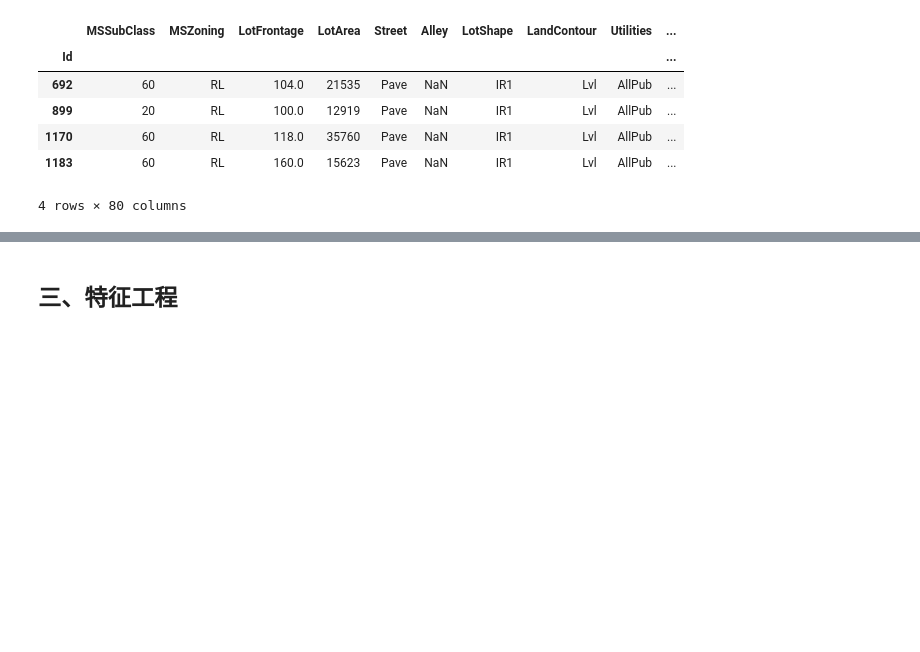
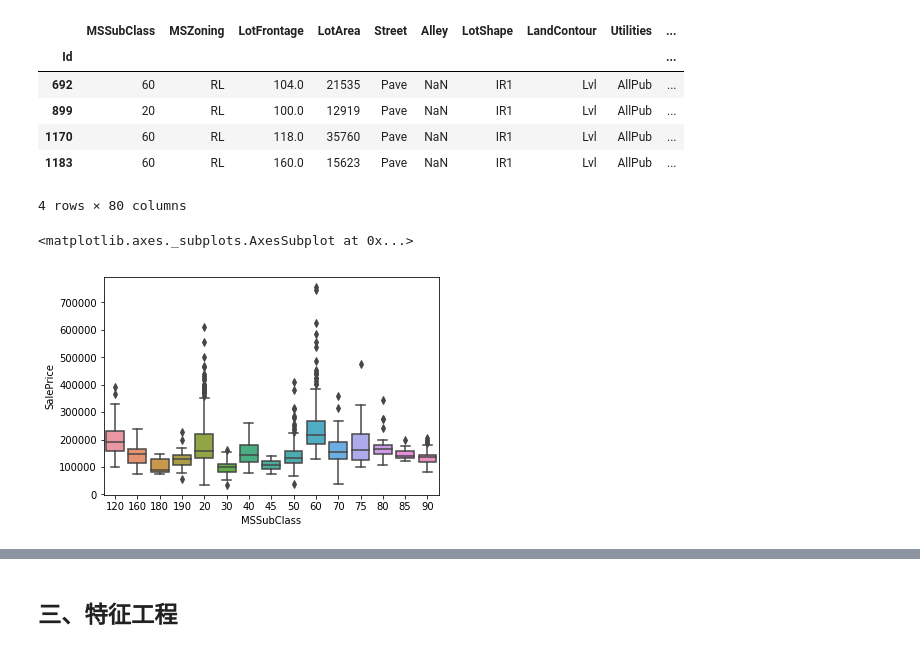
Before and after one commit to Watermelon233/MyKaggle, a Jupyter notebook: predictprice/Kaggle房价预测0到1-改进预测部分.ipynb, the cells around one changed output, grey strips where cells are left out. Cells and saved outputs as stored; diff of their text form; code cells hidden in the pictures; blank space fills up the shorter version.

```diff
--- a/predictprice/Kaggle房价预测0到1-改进预测部分.ipynb
+++ b/predictprice/Kaggle房价预测0到1-改进预测部分.ipynb
@@ -138,3 +138,9 @@ train[train['SalePrice']>600000]
 | 1170 | 60 | RL | 118.0 | 35760 | Pave | NaN | IR1 | Lvl | AllPub | ... |
 | 1183 | 60 | RL | 160.0 | 15623 | Pave | NaN | IR1 | Lvl | AllPub | ... |
 4 rows × 80 columns
+# %%
+sns.boxplot(train['MSSubClass'].astype(str),target)
+#可以转化为连续型
+# %% [output]
+<matplotlib.axes._subplots.AxesSubplot at 0x...>
+[figure, added]
```
Also changed, not shown: parts of 6 cells of this notebook, 6 other files.
